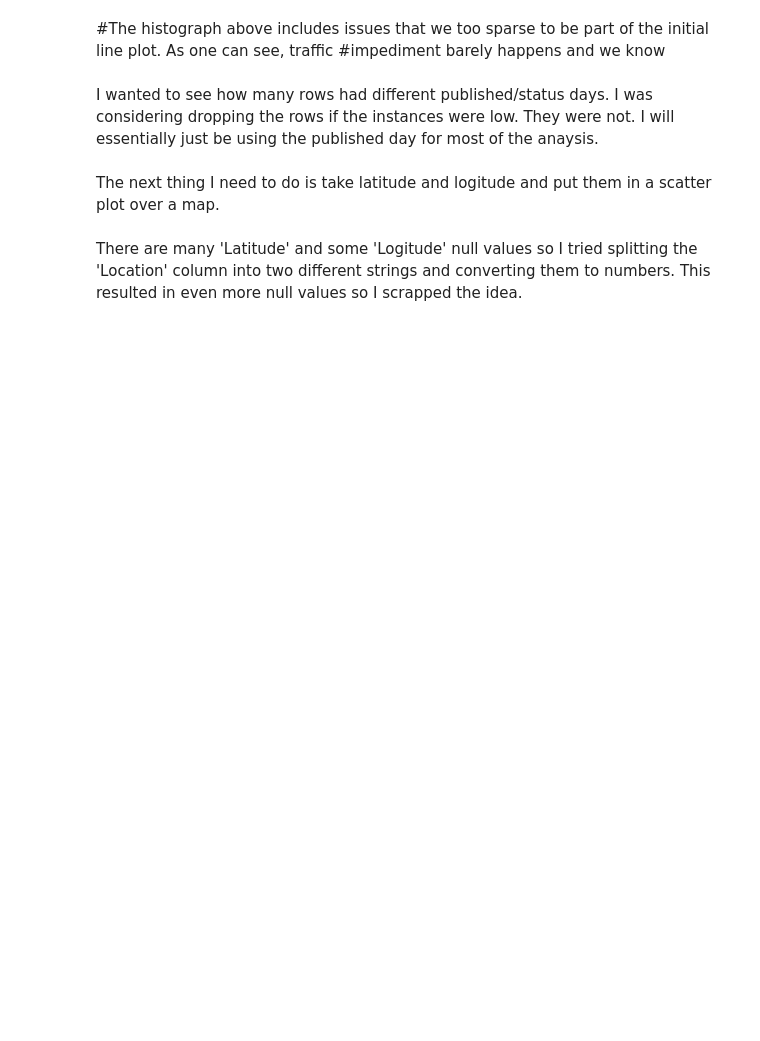
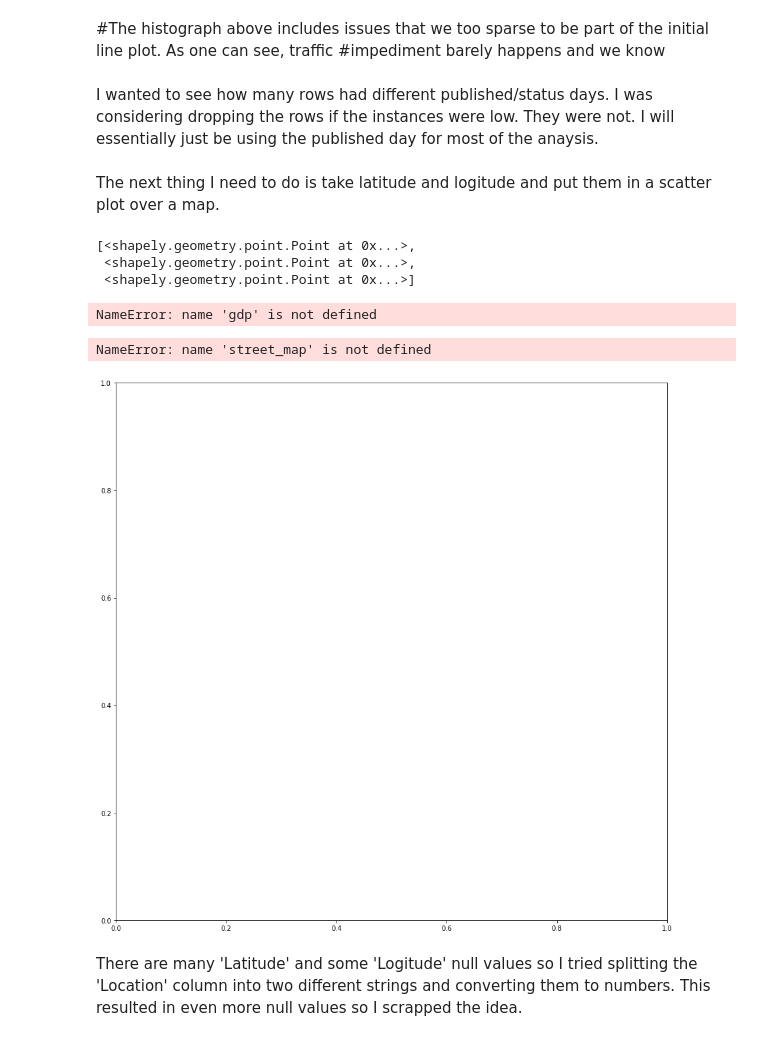
Before and after one commit to tomshields71/Real-Time_Traffic_Incident_Reports, a Jupyter notebook: Real-Time_Traffic_Incident_Reports.ipynb, the cells around one changed output. Cells and saved outputs as stored; diff of their text form; code cells hidden in the pictures; blank space fills up the shorter version.

```diff
--- a/Real-Time_Traffic_Incident_Reports.ipynb
+++ b/Real-Time_Traffic_Incident_Reports.ipynb
@@ -464,5 +481,30 @@ I wanted to see how many rows had different published/status days. I was conside
 instances were low. They were not. I will essentially just be using the published day for most of the anaysis.
 # %% [markdown]
 The next thing I need to do is take latitude and logitude and put them in a scatter plot over a map.
+# %%
+crs = {'init': 'epsg:4326'}
+# %%
+geometry = [Point(xy) for xy in zip(df['Longitude'], df['Latitude'])]
+geometry[:3]
+# %% [output]
+[<shapely.geometry.point.Point at 0x...>,
+ <shapely.geometry.point.Point at 0x...>,
+ <shapely.geometry.point.Point at 0x...>]
+# %%
+geo_df = gdp.GeoDataFrame(df,
+                         crs = crs,
+                         geometry = geometry)
+geo_df.head()
+# %% [output]
+NameError: name 'gdp' is not defined
+# %%
+fig,ax =plt.subplots(figsize=(15,15))
+street_map.plot(ax = ax, alpha = 0.4, color='grey')
+geo_df[geo_df['WnvPresent'] ==0].plot(ax = ax, markersize = 20, color = 'blue',marker = '=o', label = 'Neg')
+geo_df[geo_df['WnvPresent'] ==1].plot(ax = ax, markersize = 20, color = 'red',marker = '^', label = 'Pos')
+plt.legend(prop={'size': 15})
+# %% [output]
+NameError: name 'street_map' is not defined
+[figure, added]
 # %% [markdown]
 There are many 'Latitude' and some 'Logitude' null values so I tried splitting the 'Location' column into two different strings and converting them to numbers. This resulted in even more null values so I scrapped the idea.
```
Also changed, not shown: parts of 17 cells of this notebook.
